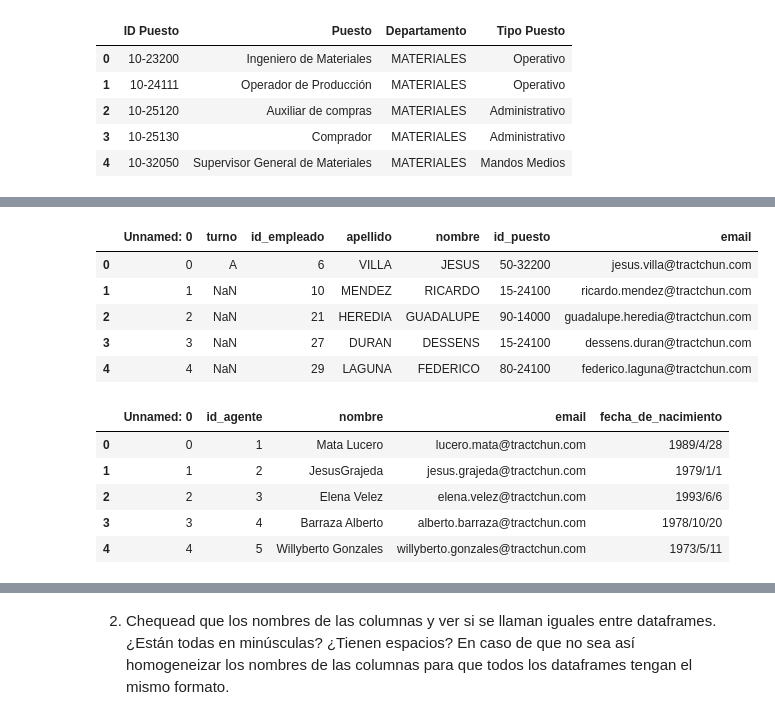
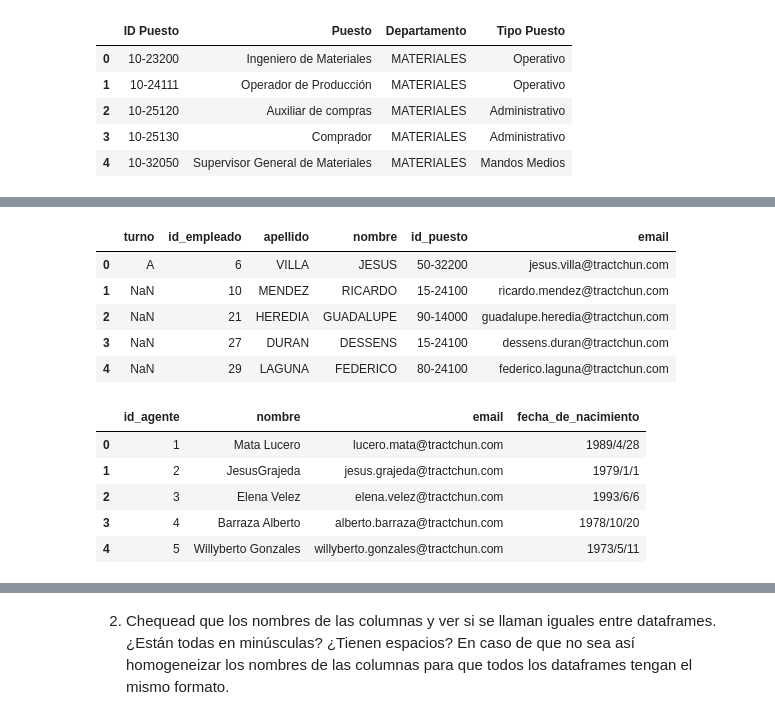
Before and after one commit to Adalab/promo-d-da-modulo2-sprint1-cristina-lidya, a Jupyter notebook: pandas/pandas-leccion5-union-dataframes.ipynb, the cells around one changed output, grey strips where cells are left out. Saved outputs shown, nothing was run; the diff lists cells and outputs as text; code cells hidden in the pictures.

```diff
--- a/pandas/pandas-leccion5-union-dataframes.ipynb
+++ b/pandas/pandas-leccion5-union-dataframes.ipynb
@@ -45,25 +43,25 @@ año_2016.head()
 # %%
 
-empleados = pd.read_csv("data/datos_guardados/empleados_procesado.csv")
+empleados = pd.read_csv("data/datos_guardados/empleados_procesado.csv", index_col = 0)
 empleados.head()
 # %% [output]
-|  | Unnamed: 0 | turno | id_empleado | apellido | nombre | id_puesto | email |
-| 0 | 0 | A | 6 | VILLA | JESUS | 50-32200 | jesus.villa@tractchun.com |
-| 1 | 1 | NaN | 10 | MENDEZ | RICARDO | 15-24100 | ricardo.mendez@tractchun.com |
-| 2 | 2 | NaN | 21 | HEREDIA | GUADALUPE | 90-14000 | guadalupe.heredia@tractchun.com |
-| 3 | 3 | NaN | 27 | DURAN | DESSENS | 15-24100 | dessens.duran@tractchun.com |
-| 4 | 4 | NaN | 29 | LAGUNA | FEDERICO | 80-24100 | federico.laguna@tractchun.com |
+|  | turno | id_empleado | apellido | nombre | id_puesto | email |
+| 0 | A | 6 | VILLA | JESUS | 50-32200 | jesus.villa@tractchun.com |
+| 1 | NaN | 10 | MENDEZ | RICARDO | 15-24100 | ricardo.mendez@tractchun.com |
+| 2 | NaN | 21 | HEREDIA | GUADALUPE | 90-14000 | guadalupe.heredia@tractchun.com |
+| 3 | NaN | 27 | DURAN | DESSENS | 15-24100 | dessens.duran@tractchun.com |
+| 4 | NaN | 29 | LAGUNA | FEDERICO | 80-24100 | federico.laguna@tractchun.com |
 # %%
 #pasa lo mismo que en el caso anterior
-agentes = pd.read_csv("data/datos_guardados/agentes_procesado.csv")
+agentes = pd.read_csv("data/datos_guardados/agentes_procesado.csv", index_col = 0)
 agentes.head()
 # %% [output]
-|  | Unnamed: 0 | id_agente | nombre | email | fecha_de_nacimiento |
-| 0 | 0 | 1 | Mata Lucero | lucero.mata@tractchun.com | 1989/4/28 |
-| 1 | 1 | 2 | JesusGrajeda | jesus.grajeda@tractchun.com | 1979/1/1 |
-| 2 | 2 | 3 | Elena Velez | elena.velez@tractchun.com | 1993/6/6 |
-| 3 | 3 | 4 | Barraza Alberto | alberto.barraza@tractchun.com | 1978/10/20 |
-| 4 | 4 | 5 | Willyberto Gonzales | willyberto.gonzales@tractchun.com | 1973/5/11 |
+|  | id_agente | nombre | email | fecha_de_nacimiento |
+| 0 | 1 | Mata Lucero | lucero.mata@tractchun.com | 1989/4/28 |
+| 1 | 2 | JesusGrajeda | jesus.grajeda@tractchun.com | 1979/1/1 |
+| 2 | 3 | Elena Velez | elena.velez@tractchun.com | 1993/6/6 |
+| 3 | 4 | Barraza Alberto | alberto.barraza@tractchun.com | 1978/10/20 |
+| 4 | 5 | Willyberto Gonzales | willyberto.gonzales@tractchun.com | 1973/5/11 |
 # %%
 año_2017 = pd.read_excel("data/2017.xlsx")
 año_2017.head()
```
Also changed, not shown: parts of 7 cells of this notebook.
